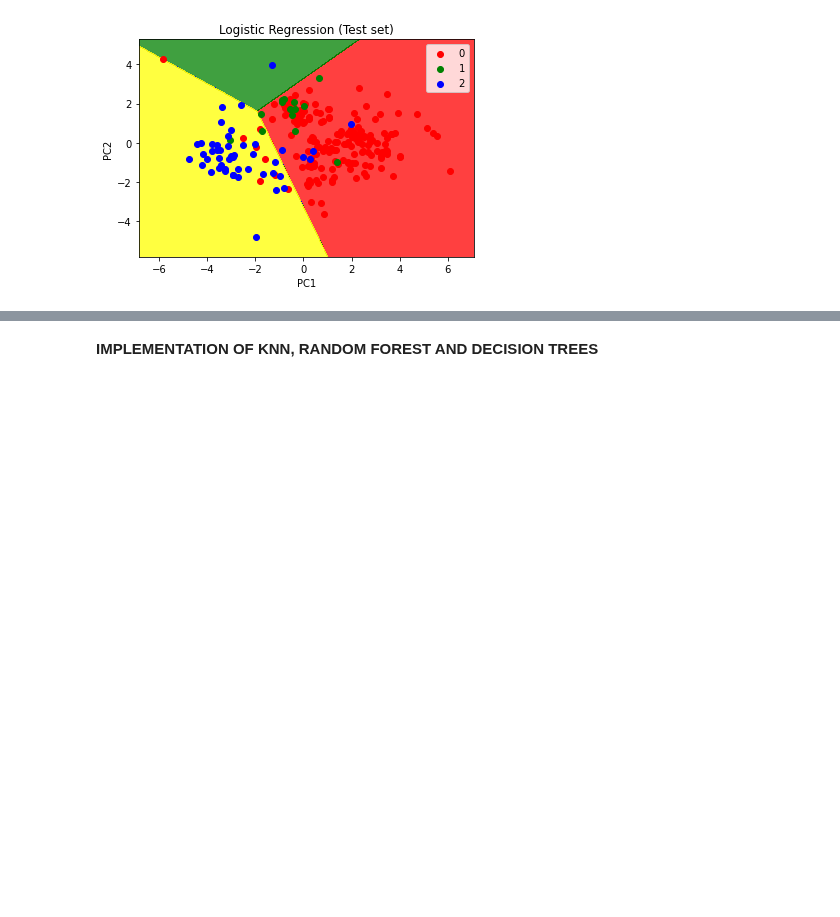
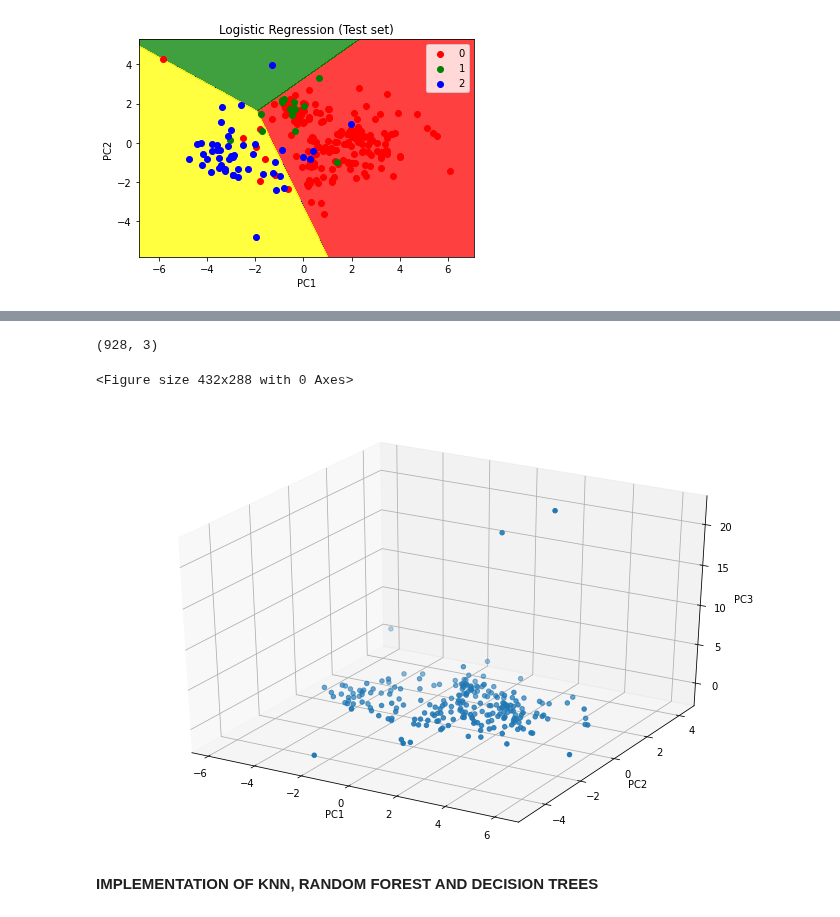
Before and after one commit to DSEI21000-S21/project-clustering-geological-samples, a Jupyter notebook: Project_notebook_final_JatinJain.ipynb, the cells around one changed output, grey strips where cells are left out. Drawn from its saved outputs; the diff is of its cells as text; code cells hidden in the pictures; blank space fills up the shorter version.

```diff
--- a/Project_notebook_final_JatinJain.ipynb
+++ b/Project_notebook_final_JatinJain.ipynb
@@ -491,3 +511,38 @@ Text(0.5, 1.0, 'PCA of IRIS dataset')
+# %%
+#PCA in 3D
+
+pca1 = PCA(n_components=3)
+pca1 = pca1.fit(X1_train)
+X_pca1_3 = pca1.transform(X1_test)
+# %%
+X_pca1_3.shape
+# %% [output]
+(928, 3)
+# %%
+plt.figure()
+from mpl_toolkits import mplot3d
+
+fig = plt.figure(figsize=(12,8))
+ax = plt.axes(projection = '3d')
+colors = [  'green', 'blue', 'darkorange' ]
+
+for color, i, rock_name in zip(colors, [0, 1, 2, 3], rock_name):
+  sctt = ax.scatter3D(X_pca1_3[:, 0], X_pca1_3[:,1], X_pca1_3[:, 2])
+  #ax.scatter3D(X1_trainp[y1_train == i, 0], X1_trainp[y1_train == i, 1], X1_trainp[y1_train == i, 2], color=color, alpha=.8, lw=lw,label=rock_name)
+#plt.legend(loc='best', shadow=False, scatterpoints=4)
+#plt.title("PCA in 3D")
+
+#total_var = pca.explained_variance_ratio_.sum() * 100
+
+# label the axes
+ax.set_ylabel("PC2")
+ax.set_xlabel("PC1")
+ax.set_zlabel("PC3")
+#ax.set_title(f'Total Explained Variance: {total_var:.2f}%')
+plt.show()
+# %% [output]
+<Figure size 432x288 with 0 Axes>
+[figure, added]
 # %% [markdown]
 **IMPLEMENTATION OF KNN, RANDOM FOREST AND DECISION TREES**
 # %%
```
Also changed, not shown: parts of 9 cells of this notebook.
